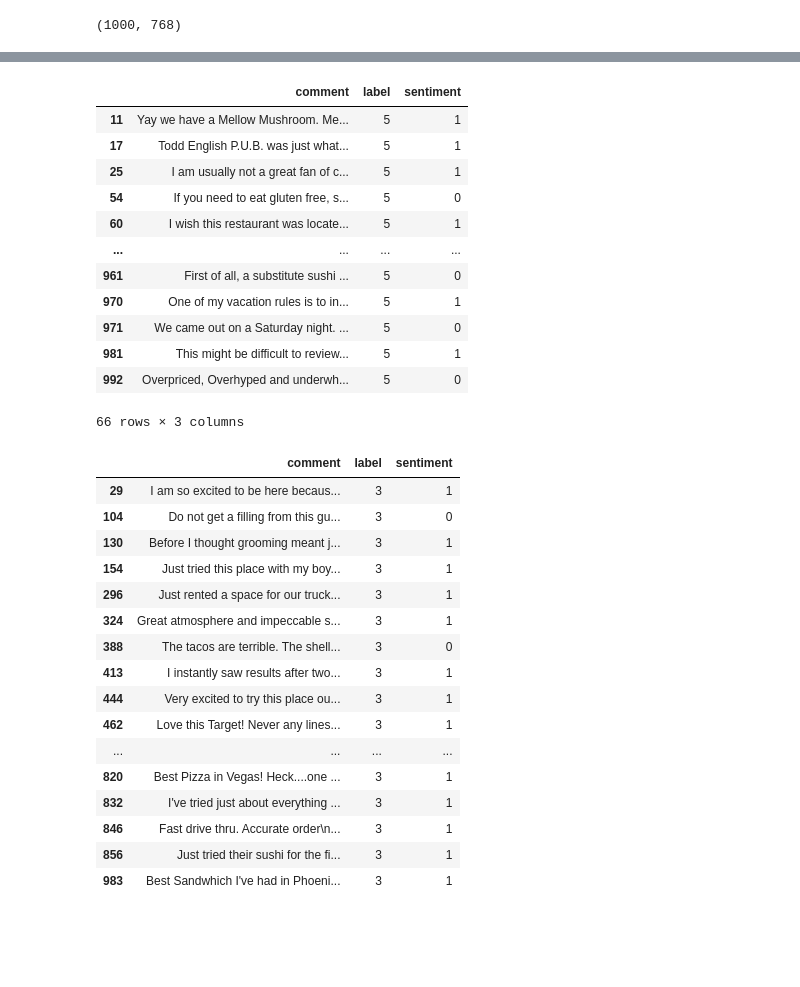
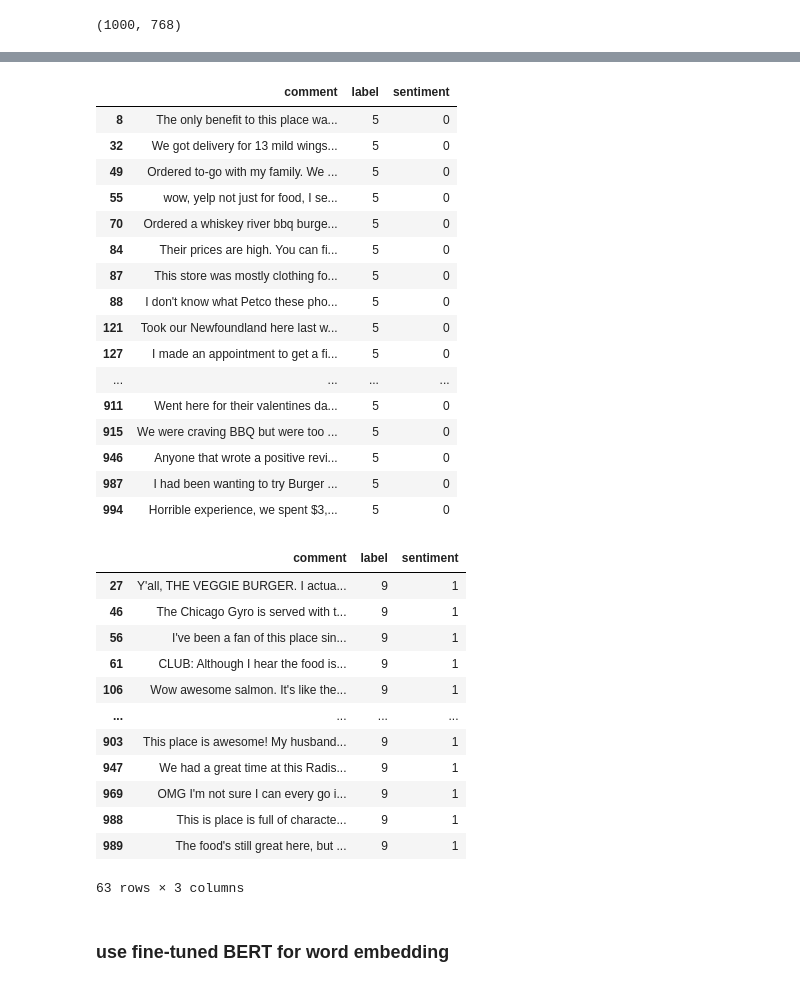
Before and after one commit to jackpck/LLM, a Jupyter notebook: use_cases/topic_discovery.ipynb, the cells around one changed output, grey strips where cells are left out. Saved outputs shown, nothing was run; the diff lists cells and outputs as text; code cells hidden in the pictures; blank space fills up the shorter version.

```diff
--- a/use_cases/topic_discovery.ipynb
+++ b/use_cases/topic_discovery.ipynb
@@ -139,0 +150,3 @@ comment_embedding = np.array([x.cpu().numpy() for x in cls_embedding])
+# %%
+comment_embedding = pd.read_csv('./data/bert_yelp_embedding.csv', index_col=0)
+comment_embedding
@@ -143,8 +170,8 @@ comment_embedding.shape
 (1000, 768)
 # %%
 pipe = Pipeline([('scaler',StandardScaler()),
-                 ('pca',PCA()),
-                 ('tsne',TSNE(perplexity=20, learning_rate=0.1))
+                 ('pca',PCA(n_components=20)),
+                 ('tsne',TSNE(perplexity=10, learning_rate=1))
                 ])
 # %%
 comment_embedding_tsne = pipe.fit_transform(comment_embedding)
@@ -188,35 +215,37 @@ df_comment_from_label.groupby('label')['sentiment'].describe()[['count','mean','
 df_comment_from_label[df_comment_from_label.label==5]
 # %% [output]
 |  | comment | label | sentiment |
-| 11 | Yay we have a Mellow Mushroom. Me... | 5 | 1 |
-| 17 | Todd English P.U.B. was just what... | 5 | 1 |
-| 25 | I am usually not a great fan of c... | 5 | 1 |
-| 54 | If you need to eat gluten free, s... | 5 | 0 |
-| 60 | I wish this restaurant was locate... | 5 | 1 |
+| 8 | The only benefit to this place wa... | 5 | 0 |
+| 32 | We got delivery for 13 mild wings... | 5 | 0 |
+| 49 | Ordered to-go with my family. We ... | 5 | 0 |
+| 55 | wow, yelp not just for food, I se... | 5 | 0 |
+| 70 | Ordered a whiskey river bbq burge... | 5 | 0 |
+| 84 | Their prices are high. You can fi... | 5 | 0 |
+| 87 | This store was mostly clothing fo... | 5 | 0 |
+| 88 | I don't know what Petco these pho... | 5 | 0 |
+| 121 | Took our Newfoundland here last w... | 5 | 0 |
+| 127 | I made an appointment to get a fi... | 5 | 0 |
 | ... | ... | ... | ... |
-| 961 | First of all, a substitute sushi ... | 5 | 0 |
-| 970 | One of my vacation rules is to in... | 5 | 1 |
-| 971 | We came out on a Saturday night. ... | 5 | 0 |
-| 981 | This might be difficult to review... | 5 | 1 |
-| 992 | Overpriced, Overhyped and underwh... | 5 | 0 |
+| 911 | Went here for their valentines da... | 5 | 0 |
+| 915 | We were craving BBQ but were too ... | 5 | 0 |
+| 946 | Anyone that wrote a positive revi... | 5 | 0 |
+| 987 | I had been wanting to try Burger ... | 5 | 0 |
+| 994 | Horrible experience, we spent $3,... | 5 | 0 |
-66 rows × 3 columns
 # %%
-df_comment_from_label[df_comment_from_label.label==3]
+df_comment_from_label[df_comment_from_label.label==9]
 # %% [output]
 |  | comment | label | sentiment |
-| 29 | I am so excited to be here becaus... | 3 | 1 |
-| 104 | Do not get a filling from this gu... | 3 | 0 |
-| 130 | Before I thought grooming meant j... | 3 | 1 |
-| 154 | Just tried this place with my boy... | 3 | 1 |
-| 296 | Just rented a space for our truck... | 3 | 1 |
-| 324 | Great atmosphere and impeccable s... | 3 | 1 |
-| 388 | The tacos are terrible. The shell... | 3 | 0 |
-| 413 | I instantly saw results after two... | 3 | 1 |
-| 444 | Very excited to try this place ou... | 3 | 1 |
-| 462 | Love this Target! Never any lines... | 3 | 1 |
+| 27 | Y'all, THE VEGGIE BURGER. I actua... | 9 | 1 |
+| 46 | The Chicago Gyro is served with t... | 9 | 1 |
+| 56 | I've been a fan of this place sin... | 9 | 1 |
+| 61 | CLUB: Although I hear the food is... | 9 | 1 |
+| 106 | Wow awesome salmon. It's like the... | 9 | 1 |
 | ... | ... | ... | ... |
-| 820 | Best Pizza in Vegas! Heck....one ... | 3 | 1 |
-| 832 | I've tried just about everything ... | 3 | 1 |
-| 846 | Fast drive thru. Accurate order\n... | 3 | 1 |
-| 856 | Just tried their sushi for the fi... | 3 | 1 |
-| 983 | Best Sandwhich I've had in Phoeni... | 3 | 1 |
+| 903 | This place is awesome! My husband... | 9 | 1 |
+| 947 | We had a great time at this Radis... | 9 | 1 |
+| 969 | OMG I'm not sure I can every go i... | 9 | 1 |
+| 988 | This is place is full of characte... | 9 | 1 |
+| 989 | The food's still great here, but ... | 9 | 1 |
+63 rows × 3 columns
+# %% [markdown]
+### use fine-tuned BERT for word embedding
```
Also changed, not shown: parts of 30 cells of this notebook, 38 other files.
